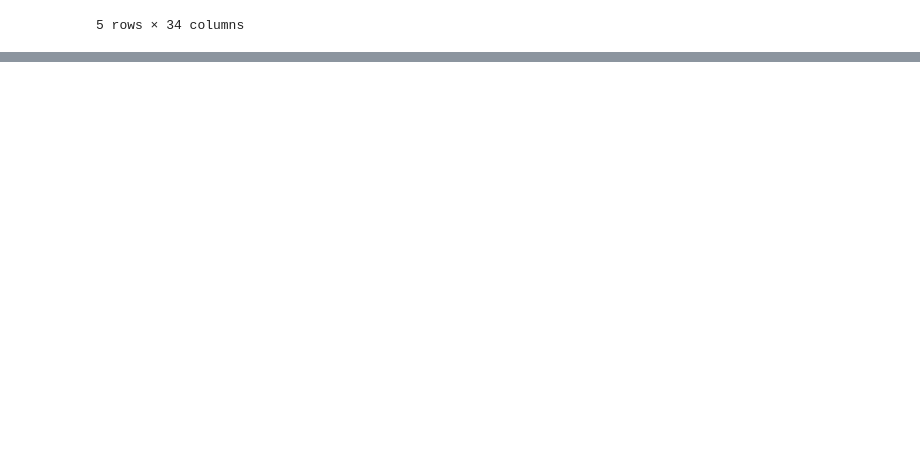
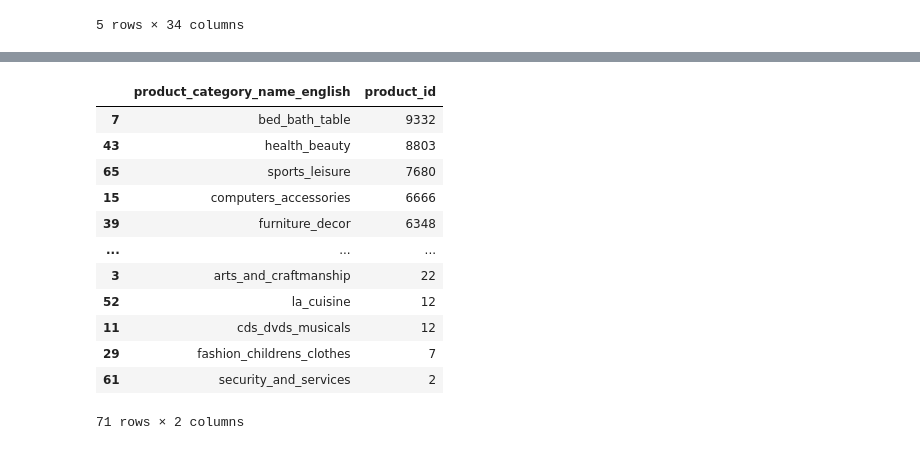
Before and after one commit to magistraapta/e-commerce-public-data-analysis, a Jupyter notebook: notebook.ipynb, the cells around one changed output, grey strips where cells are left out. Cells and saved outputs as stored; diff of their text form; code cells hidden in the pictures; blank space fills up the shorter version.

```diff
--- a/notebook.ipynb
+++ b/notebook.ipynb
@@ -765,2 +765,21 @@ all_df.groupby(by='product_category_name_english').agg({
 71 rows × 3 columns
+# %%
+product_count = all_df.groupby('product_category_name_english').product_id.count().reset_index()
+sorted_product = product_count.sort_values(by='product_id', ascending=False)
+
+sorted_product
+# %% [output]
+|  | product_category_name_english | product_id |
+| 7 | bed_bath_table | 9332 |
+| 43 | health_beauty | 8803 |
+| 65 | sports_leisure | 7680 |
+| 15 | computers_accessories | 6666 |
+| 39 | furniture_decor | 6348 |
+| ... | ... | ... |
+| 3 | arts_and_craftmanship | 22 |
+| 52 | la_cuisine | 12 |
+| 11 | cds_dvds_musicals | 12 |
+| 29 | fashion_childrens_clothes | 7 |
+| 61 | security_and_services | 2 |
+71 rows × 2 columns
 # %% [markdown]
```
Also changed, not shown: parts of 12 cells of this notebook, 1 other file.
